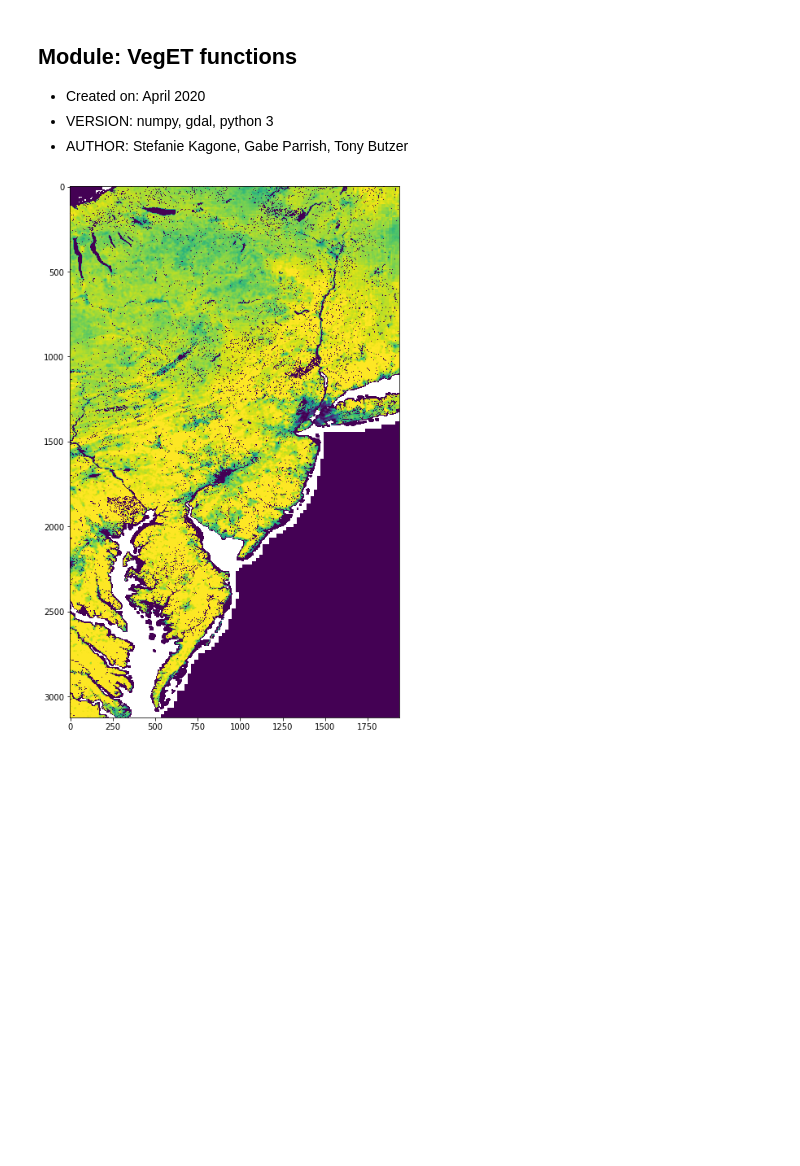
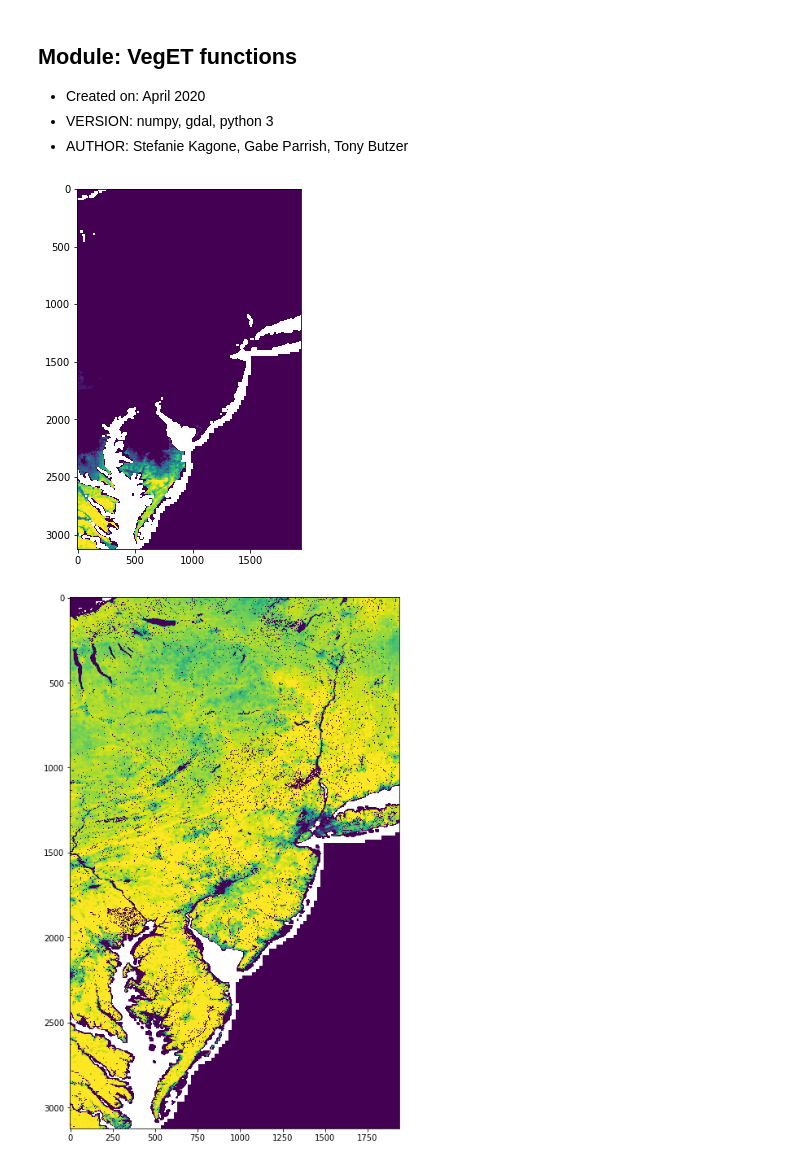
Before and after one commit to skagone/cloud-veg-et, a Jupyter notebook: 12-plotting-VegET.ipynb, the cells around one changed output. Saved outputs shown, nothing was run; the diff lists cells and outputs as text; code cells hidden in the pictures; blank space fills up the shorter version.

```diff
--- a/12-plotting-VegET.ipynb
+++ b/12-plotting-VegET.ipynb
@@ -6 +11,13 @@
+# %%
+var='model_outputs/etasw'
+yr = 2014
+mon = 2
+file = '{}_{}{:02d}.tif'.format(var, yr, mon)
+ds = rasterio.open(file)
+band1 = ds.read(1)
+plt.figure(figsize=(4,8))
+plt.imshow(band1, vmin=0, vmax=50, cmap='viridis')
+plt.show()
+# %% [output]
+[figure, added]
 # %%
```
Also changed, not shown: parts of 2 cells of this notebook, 13 other files.
